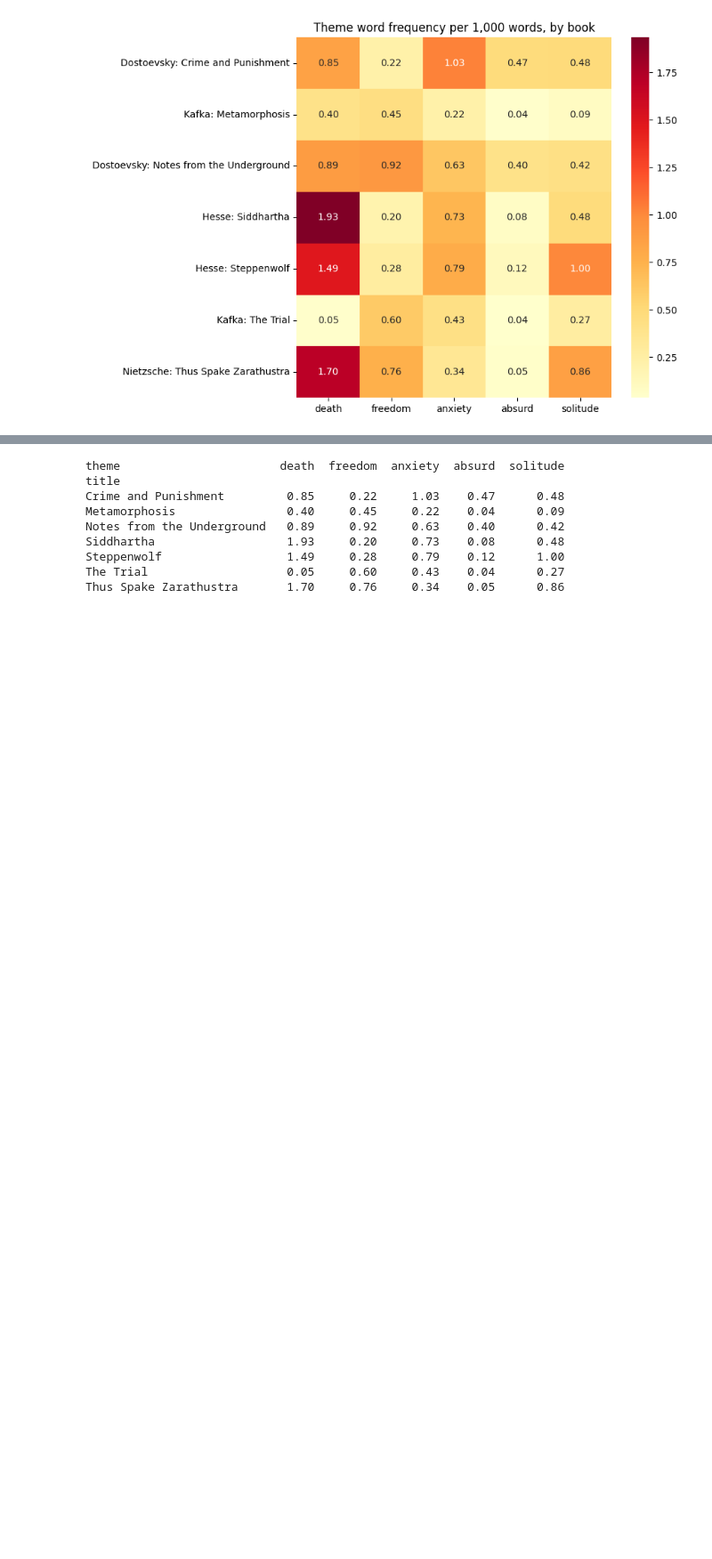
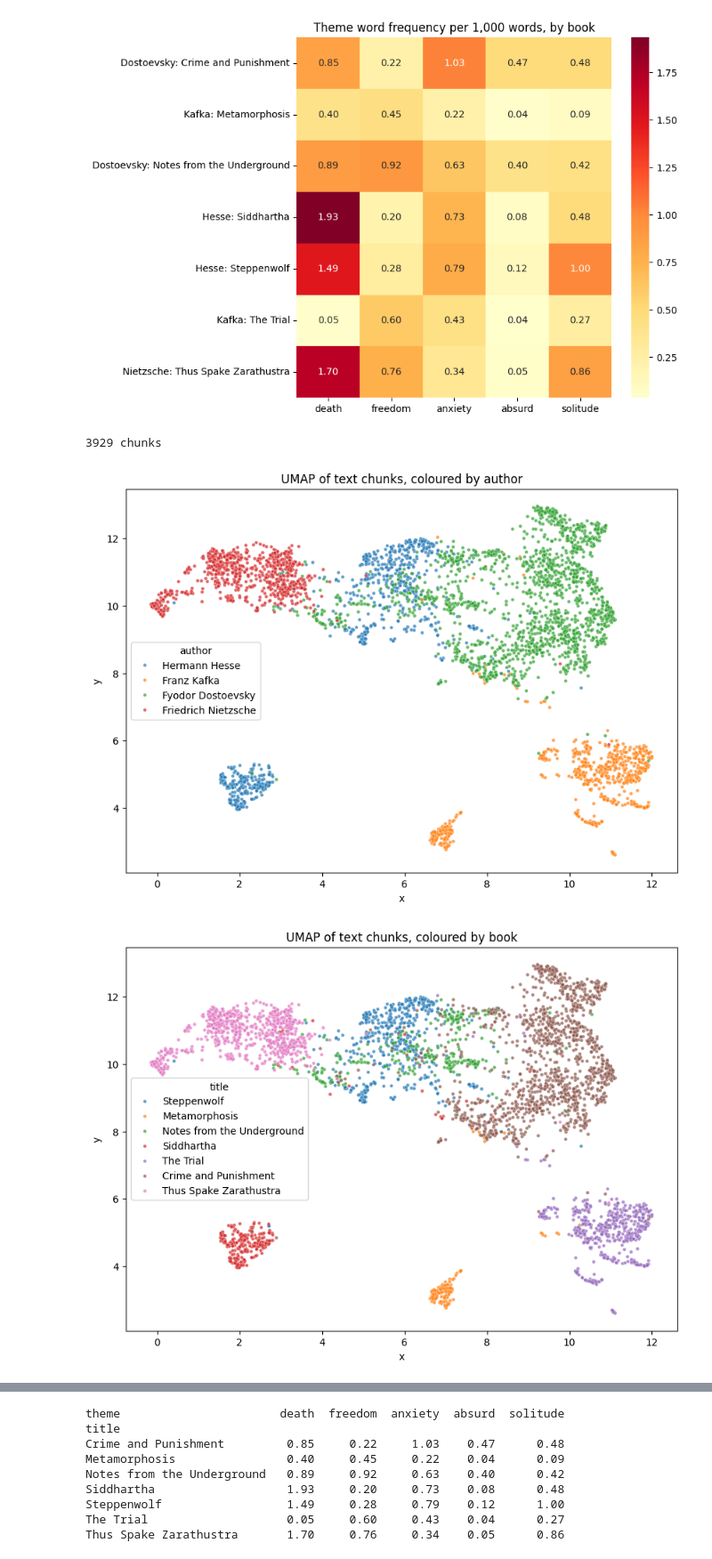
Before and after one commit to qwepablo12/existential-literature-nlp, a Jupyter notebook: Analysis.ipynb, the cells around one changed output, grey strips where cells are left out. Shown at 89% size. Drawn from its saved outputs; the diff is of its cells as text; code cells hidden in the pictures; blank space fills up the shorter version.

```diff
--- a/Analysis.ipynb
+++ b/Analysis.ipynb
@@ -105,3 +105,46 @@ Friedrich Nietzsche   1.70     0.76     0.34    0.05      0.86
 Fyodor Dostoevsky     0.86     0.35     0.96    0.46      0.47
 Hermann Hesse         1.64     0.25     0.77    0.10      0.82
 [figure]
+# %%
+!pip install -q sentence-transformers umap-learn
+
+from sentence_transformers import SentenceTransformer
+import umap
+
+# Split each book into chunks of 150 words
+# (the model reads ~256 tokens, so longer chunks would be cut off)
+CHUNK = 150
+author_of = {t: a for a, t, _ in BOOKS}
+chunk_rows = []
+for title, words in corpus.items():
+    for i in range(0, len(words) - CHUNK + 1, CHUNK):
+        chunk_rows.append({"author": author_of[title], "title": title,
+                           "text": " ".join(words[i:i + CHUNK])})
+chunks = pd.DataFrame(chunk_rows)
+print(len(chunks), "chunks")
+
+# Embeddings
+model = SentenceTransformer("all-MiniLM-L6-v2")
+emb = model.encode(chunks["text"].tolist(), show_progress_bar=True)
+
+# 2D map
+xy = umap.UMAP(n_neighbors=15, min_dist=0.1, random_state=42).fit_transform(emb)
+chunks["x"], chunks["y"] = xy[:, 0], xy[:, 1]
+
+# Plot 1: colour by author
+plt.figure(figsize=(10, 7))
+sns.scatterplot(data=chunks, x="x", y="y", hue="author", s=12, alpha=0.7)
+plt.title("UMAP of text chunks, coloured by author")
+plt.savefig("umap_authors.png", dpi=200)
+plt.show()
+
+# Plot 2: colour by book
+plt.figure(figsize=(10, 7))
+sns.scatterplot(data=chunks, x="x", y="y", hue="title", s=12, alpha=0.7)
+plt.title("UMAP of text chunks, coloured by book")
+plt.savefig("umap_books.png", dpi=200)
+plt.show()
+# %% [output]
+3929 chunks
+[figure, added]
+[figure, added]
```
Also changed, not shown: parts of 1 cell of this notebook.
